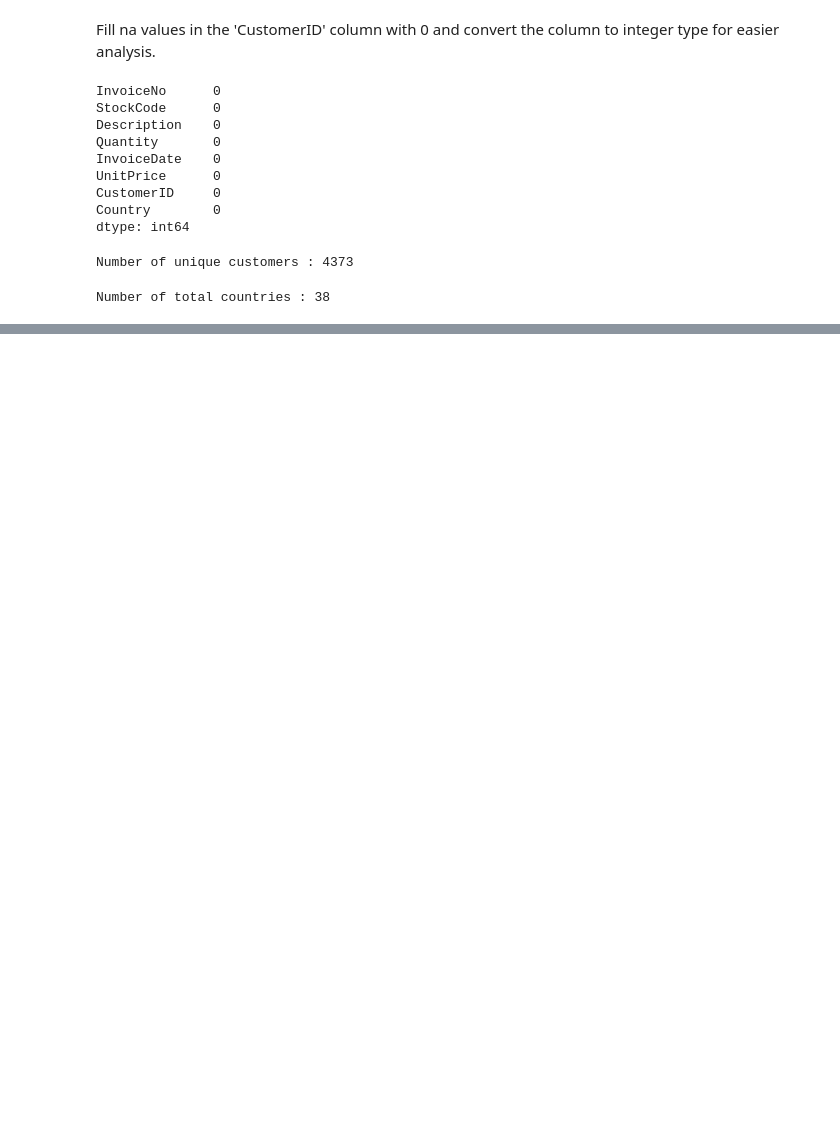
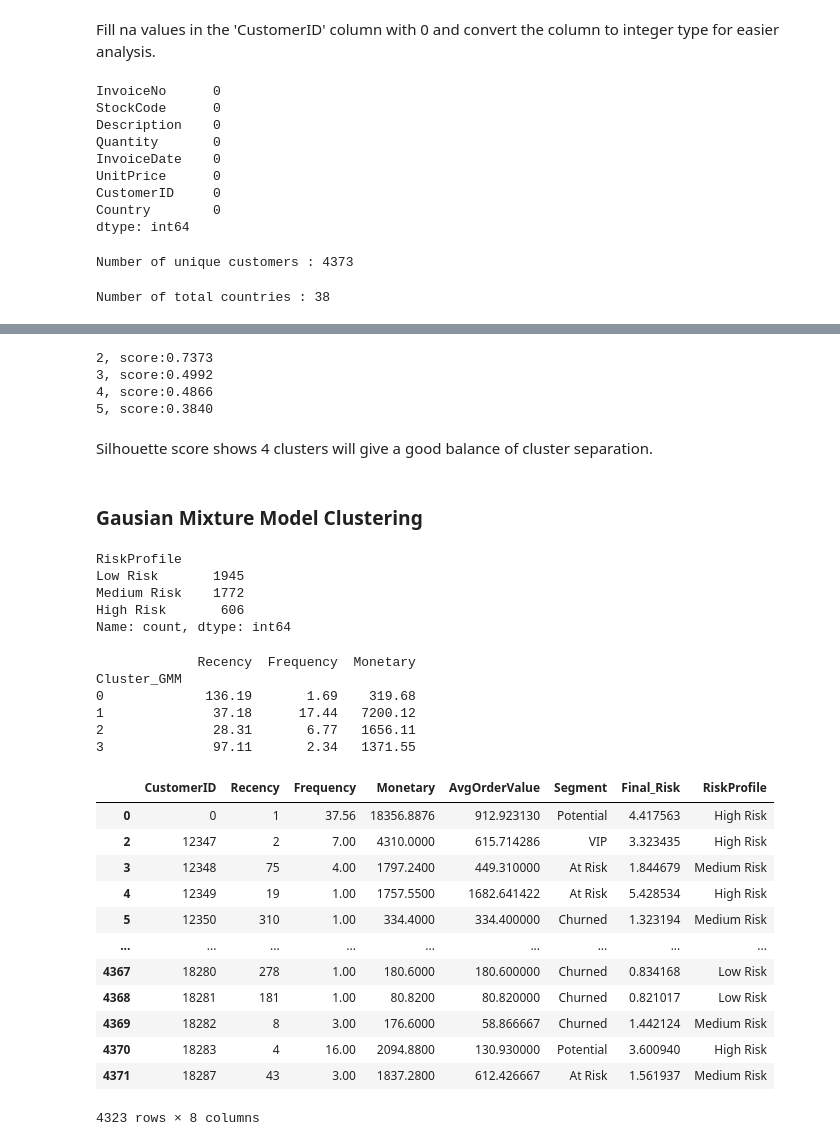
Before and after one commit to Tusharnalawade11/Ecom-Customer-Segregation, a Jupyter notebook: customer-segmentation.ipynb, the cells around one changed output, grey strips where cells are left out. Drawn from its saved outputs; the diff is of its cells as text; code cells hidden in the pictures; blank space fills up the shorter version.

```diff
--- a/customer-segmentation.ipynb
+++ b/customer-segmentation.ipynb
@@ -219,0 +438,17 @@ cleaned_df
+# %%
+from sklearn.metrics import silhouette_score
+
+for k in range(2, 6):
+    kmeans = KMeans(n_clusters=k, random_state=45)
+    labels = kmeans.fit_predict(X_scaled)
+    score = silhouette_score(X_scaled, labels)
+    print(f"{k}, score:{score:.4f}")
+# %% [output]
+2, score:0.7373
+3, score:0.4992
+4, score:0.4866
+5, score:0.3840
+# %% [markdown]
+Silhouette score shows 4 clusters will give a good balance of cluster separation.
+# %% [markdown]
+### Gausian Mixture Model Clustering
@@ -219,0 +467,62 @@ cleaned_df
+# %%
+#Log-likelihood measures:
+# “How probable is this customer under the learned distribution?”
+
+risk_score = - ( gmm.score_samples(X_scaled) )
+
+norm_risk = risk_score - risk_score.min() / risk_score.max() - risk_score.min()
+
+# Add business impact to the risk score with recency
+# How likely the customer will churn out
+
+rfm_data["Final_Risk"] = (
+    0.6 * (rfm_data["Recency"] / rfm_data.Recency.max())
+    +
+    0.4 * norm_risk
+)
+
+high_cut = rfm_data.Final_Risk.quantile(0.86)
+low_cut = rfm_data.Final_Risk.quantile(0.45)
+
+rfm_data["RiskProfile"] =  np.where(
+    rfm_data["Final_Risk"] > high_cut,
+
+    "High Risk",
+    np.where(
+        (rfm_data["Final_Risk"] > low_cut) & (rfm_data["Final_Risk"] <= high_cut),
+
+        "Medium Risk",
+        "Low Risk")
+)
+
+rfm_data.RiskProfile.value_counts()
+# %% [output]
+RiskProfile
+Low Risk       1945
+Medium Risk    1772
+High Risk       606
+Name: count, dtype: int64
+# %%
+rfm_data = label_clusters(rfm_data, "Cluster_GMM")
+
+rfm_data
+# %% [output]
+             Recency  Frequency  Monetary
+Cluster_GMM
+0             136.19       1.69    319.68
+1              37.18      17.44   7200.12
+2              28.31       6.77   1656.11
+3              97.11       2.34   1371.55
+|  | CustomerID | Recency | Frequency | Monetary | AvgOrderValue | Segment | Final_Risk | RiskProfile |
+| 0 | 0 | 1 | 37.56 | 18356.8876 | 912.923130 | Potential | 4.417563 | High Risk |
+| 2 | 12347 | 2 | 7.00 | 4310.0000 | 615.714286 | VIP | 3.323435 | High Risk |
+| 3 | 12348 | 75 | 4.00 | 1797.2400 | 449.310000 | At Risk | 1.844679 | Medium Risk |
+| 4 | 12349 | 19 | 1.00 | 1757.5500 | 1682.641422 | At Risk | 5.428534 | High Risk |
+| 5 | 12350 | 310 | 1.00 | 334.4000 | 334.400000 | Churned | 1.323194 | Medium Risk |
+| ... | ... | ... | ... | ... | ... | ... | ... | ... |
+| 4367 | 18280 | 278 | 1.00 | 180.6000 | 180.600000 | Churned | 0.834168 | Low Risk |
+| 4368 | 18281 | 181 | 1.00 | 80.8200 | 80.820000 | Churned | 0.821017 | Low Risk |
+| 4369 | 18282 | 8 | 3.00 | 176.6000 | 58.866667 | Churned | 1.442124 | Medium Risk |
+| 4370 | 18283 | 4 | 16.00 | 2094.8800 | 130.930000 | Potential | 3.600940 | High Risk |
+| 4371 | 18287 | 43 | 3.00 | 1837.2800 | 612.426667 | At Risk | 1.561937 | Medium Risk |
+4323 rows × 8 columns
```
Also changed, not shown: parts of 33 cells of this notebook.
